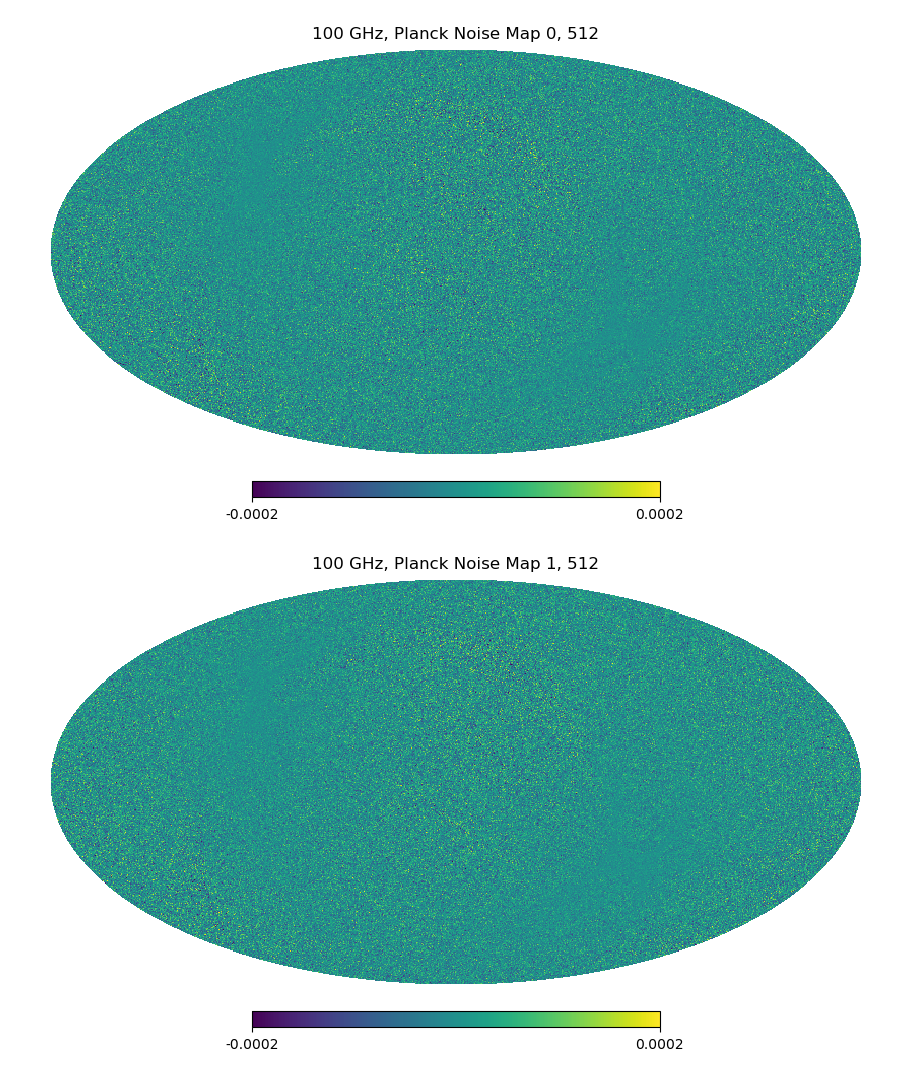
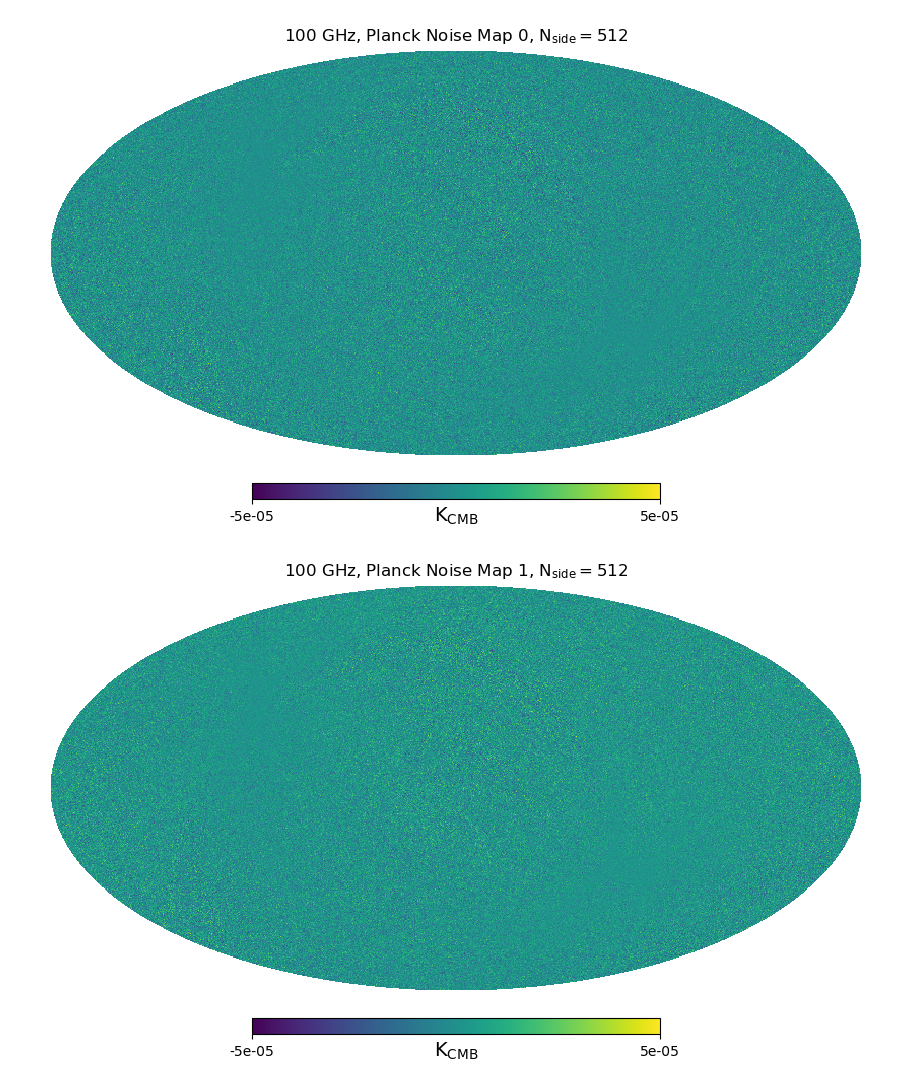
Before and after one commit to CMB-ML/variance_map_ps, a Jupyter notebook: show_planck_sims.ipynb, the cells around one changed output. Drawn from its saved outputs; the diff is of its cells as text; code cells hidden in the pictures.

```diff
--- a/show_planck_sims.ipynb
+++ b/show_planck_sims.ipynb
@@ -92,7 +93,7 @@ def load_downgrade_and_ps_noise_sims(det, n_sims, nside_out):
     all_noise_maps = []
     all_noise_cls = []
     for i in range(n_sims):
-        fn = get_planck_noise_data(detector=det, assets_directory=NOISE_DIRECTORY, realization=i)
+        fn = get_planck_noise_data(detector=det, assets_directory=PLANCK_NOISE_DIRECTORY, realization=i)
         noise_map = hp.read_map(fn)
         noise_map_down = downgrade_map_via_alm(noise_map, nside_out)
         noise_cls = hp.anafast(noise_map_down, lmax=3*nside_out-1)
@@ -108,12 +104,19 @@ min_max = dict(min=-2e-4, max = 2e-4)
+# %%
+det = 100
+n_sims = 10
+nside_out = 512
+min_max = dict(min=-5e-5, max = 5e-5)
+unit = u.MJy / u.sr if det in [545, 857] else u.K_CMB
 # %%
 planck_noise_maps_512, planck_noise_cls_512 = load_downgrade_and_ps_noise_sims(det, n_sims, nside_out)
 # %%
 for i in range(n_sims):
     hp.mollview(planck_noise_maps_512[i],
-                title=f"{det} GHz, Planck Noise Map {i}, 512", **min_max,
-                # unit=planck_noise_maps_512[i].unit.to_string('latex_inline')
+                title=f"{det} GHz, Planck Noise Map {i}, " + "$\\mathrm{N}_\\mathrm{side} =$" + f"{nside_out}",
+                unit=unit.to_string('latex_inline'),
+                **min_max,
                 )
     plt.show()
 # %% [output]
-[figure, old version]
+[figure, new version]
-[figure, old version]
+[figure, new version]
```
Also changed, not shown: parts of 5 cells of this notebook, 45 other files.
